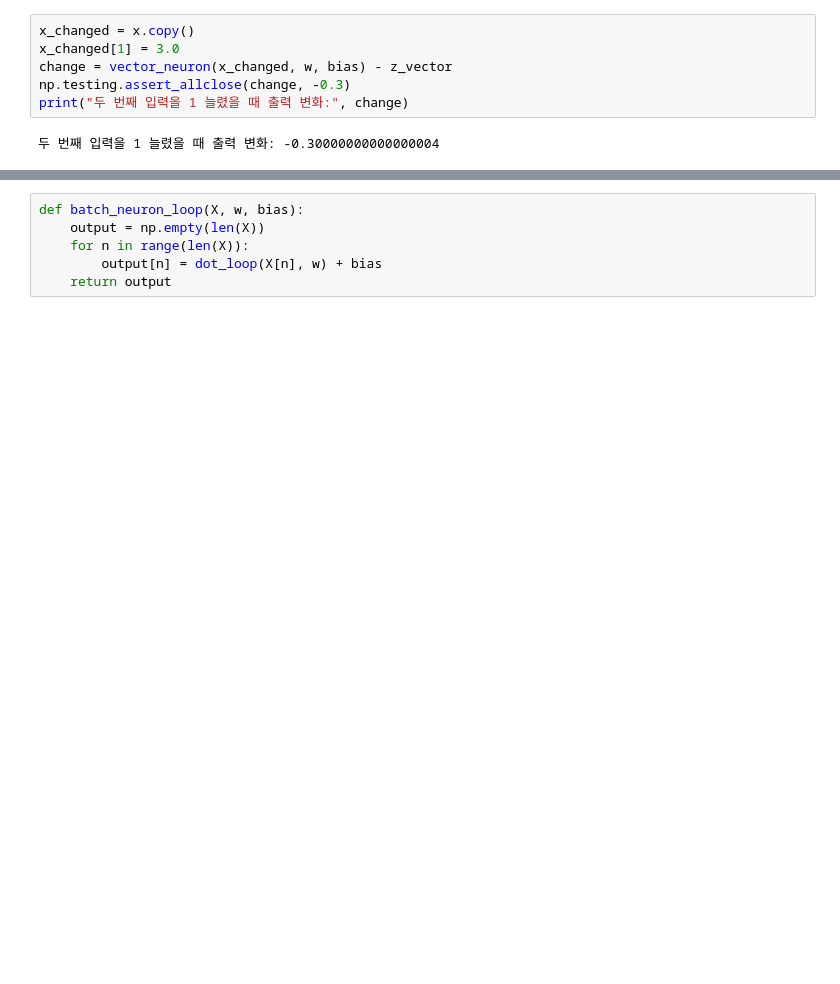
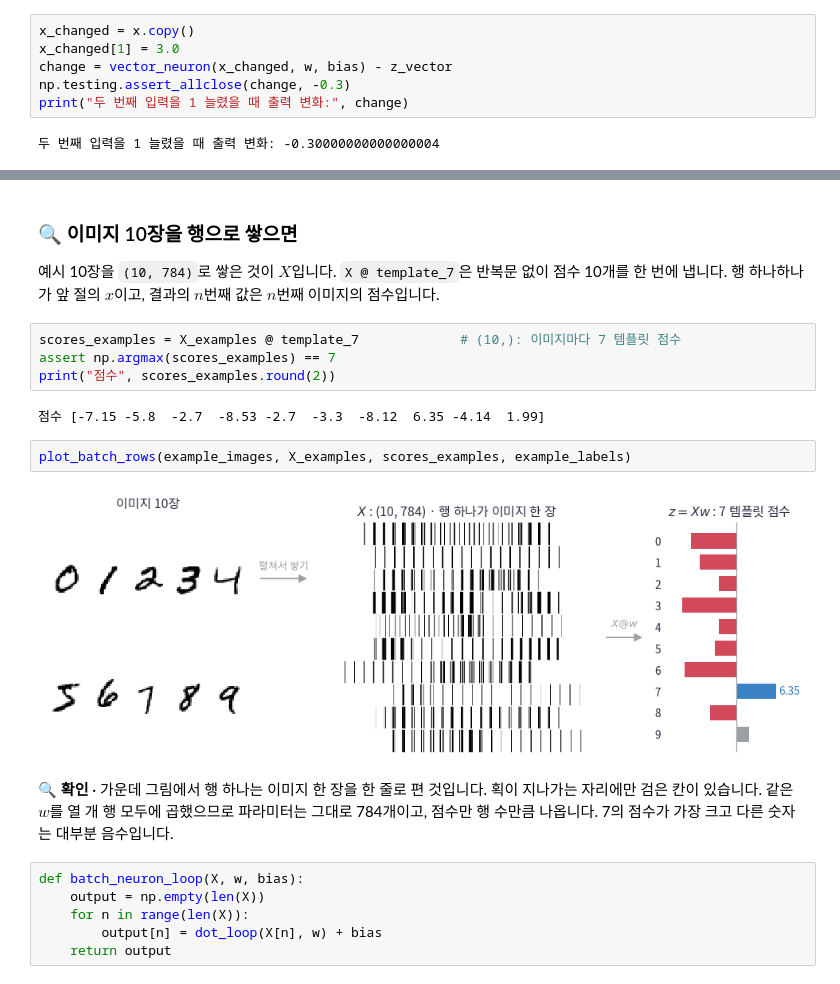
Before and after one commit to junyeopYim/deep-lr-with-numpy, a Jupyter notebook: notebooks/00_기초/00_math_to_numpy.ipynb, the cells around one changed output, grey strips where cells are left out. Cells and saved outputs as stored; diff of their text form; blank space fills up the shorter version.

```diff
--- a/notebooks/00_기초/00_math_to_numpy.ipynb
+++ b/notebooks/00_기초/00_math_to_numpy.ipynb
@@ -136,6 +251,25 @@ $$z_n=\sum_{d=0}^{D-1}X_{nd}w_d+b,\qquad n=0,\ldots,N-1.$$
 | $w$ | `(D,)` | 모든 샘플에 공통으로 쓸 가중치 |
 | $b$ | 스칼라 | 모든 샘플에 더할 편향 |
 | $z$ | `(N,)` | 샘플마다 하나의 출력 |
+# %% [markdown]
+### 🔍 이미지 10장을 행으로 쌓으면
+
+예시 10장을 `(10, 784)`로 쌓은 것이 $X$입니다. `X @ template_7`은 반복문 없이 점수 10개를 한 번에 냅니다.
+행 하나하나가 앞 절의 $x$이고, 결과의 $n$번째 값은 $n$번째 이미지의 점수입니다.
+# %%
+scores_examples = X_examples @ template_7             # (10,): 이미지마다 7 템플릿 점수
+assert np.argmax(scores_examples) == 7
+print("점수", scores_examples.round(2))
+# %% [output]
+점수 [-7.15 -5.8  -2.7  -8.53 -2.7  -3.3  -8.12  6.35 -4.14  1.99]
+# %%
+plot_batch_rows(example_images, X_examples, scores_examples, example_labels)
+# %% [output]
+[figure, added]
+# %% [markdown]
+🔍 **확인** · 가운데 그림에서 행 하나는 이미지 한 장을 한 줄로 편 것입니다. 획이 지나가는 자리에만 검은 칸이 있습니다.
+같은 $w$를 열 개 행 모두에 곱했으므로 파라미터는 그대로 784개이고, 점수만 행 수만큼 나옵니다.
+7의 점수가 가장 크고 다른 숫자는 대부분 음수입니다.
 # %%
 def batch_neuron_loop(X, w, bias):
     output = np.empty(len(X))
```
Also changed, not shown: parts of 60 cells of this notebook, 33 other files.
